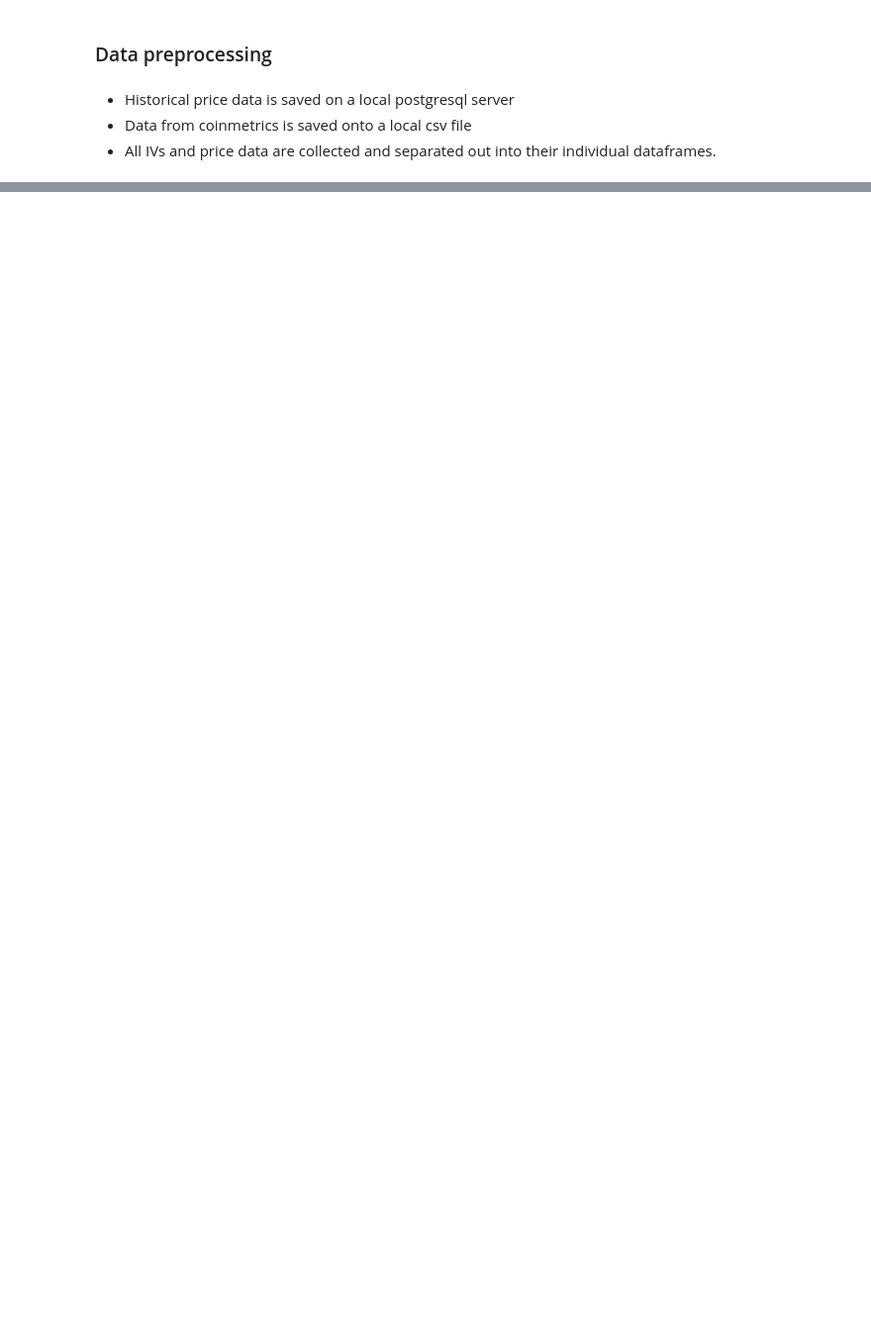
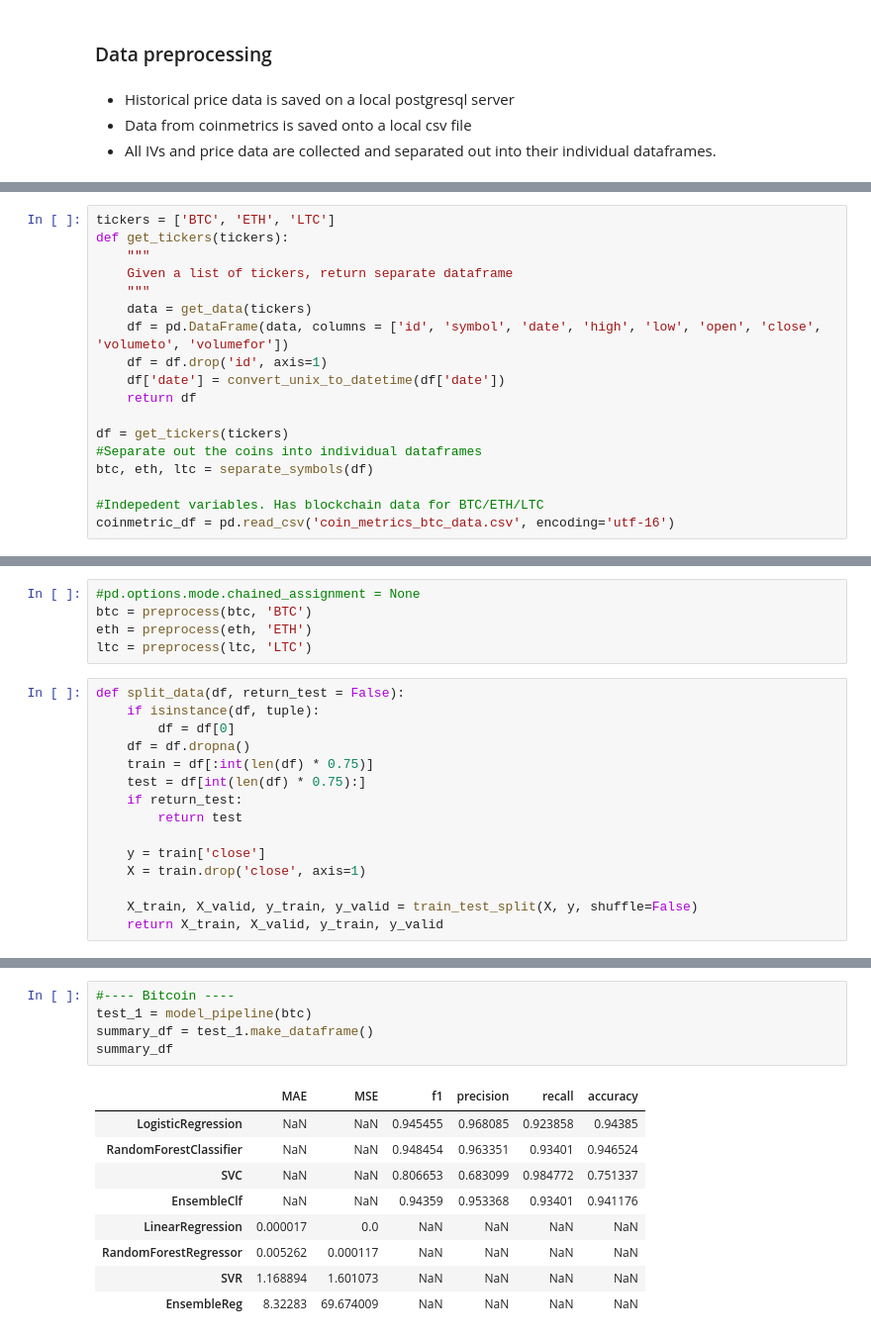
Before and after one commit to IanLDias/Portfolio, a Jupyter notebook: _notebooks/2021-05-27-CryptoML.ipynb, the cells around one changed output, grey strips where cells are left out. Shown at 99% size. Cells and saved outputs as stored; diff of their text form; blank space fills up the shorter version.

```diff
--- a/_notebooks/2021-05-27-CryptoML.ipynb
+++ b/_notebooks/2021-05-27-CryptoML.ipynb
@@ -41,0 +57,18 @@ https://www.cryptocompare.com/
+# %%
+tickers = ['BTC', 'ETH', 'LTC']
+def get_tickers(tickers):
+    """
+    Given a list of tickers, return separate dataframe
+    """
+    data = get_data(tickers)
+    df = pd.DataFrame(data, columns = ['id', 'symbol', 'date', 'high', 'low', 'open', 'close', 'volumeto', 'volumefor'])
+    df = df.drop('id', axis=1)
+    df['date'] = convert_unix_to_datetime(df['date'])
+    return df
+
+df = get_tickers(tickers)
+#Separate out the coins into individual dataframes
+btc, eth, ltc = separate_symbols(df)
+
+#Indepedent variables. Has blockchain data for BTC/ETH/LTC
+coinmetric_df = pd.read_csv('coin_metrics_btc_data.csv', encoding='utf-16')
@@ -41,0 +133,20 @@ https://www.cryptocompare.com/
+# %%
+#pd.options.mode.chained_assignment = None
+btc = preprocess(btc, 'BTC')
+eth = preprocess(eth, 'ETH')
+ltc = preprocess(ltc, 'LTC')
+# %%
+def split_data(df, return_test = False):
+    if isinstance(df, tuple):
+        df = df[0]
+    df = df.dropna()
+    train = df[:int(len(df) * 0.75)]
+    test = df[int(len(df) * 0.75):]
+    if return_test:
+        return test
+
+    y = train['close']
+    X = train.drop('close', axis=1)
+
+    X_train, X_valid, y_train, y_valid = train_test_split(X, y, shuffle=False)
+    return X_train, X_valid, y_train, y_valid
@@ -41,0 +347,15 @@ https://www.cryptocompare.com/
+# %%
+#---- Bitcoin ----
+test_1 = model_pipeline(btc)
+summary_df = test_1.make_dataframe()
+summary_df
+# %% [output]
+|  | MAE | MSE | f1 | precision | recall | accuracy |
+| LogisticRegression | NaN | NaN | 0.945455 | 0.968085 | 0.923858 | 0.94385 |
+| RandomForestClassifier | NaN | NaN | 0.948454 | 0.963351 | 0.93401 | 0.946524 |
+| SVC | NaN | NaN | 0.806653 | 0.683099 | 0.984772 | 0.751337 |
+| EnsembleClf | NaN | NaN | 0.94359 | 0.953368 | 0.93401 | 0.941176 |
+| LinearRegression | 0.000017 | 0.0 | NaN | NaN | NaN | NaN |
+| RandomForestRegressor | 0.005262 | 0.000117 | NaN | NaN | NaN | NaN |
+| SVR | 1.168894 | 1.601073 | NaN | NaN | NaN | NaN |
+| EnsembleReg | 8.32283 | 69.674009 | NaN | NaN | NaN | NaN |
```
Also changed, not shown: parts of 26 cells of this notebook.
